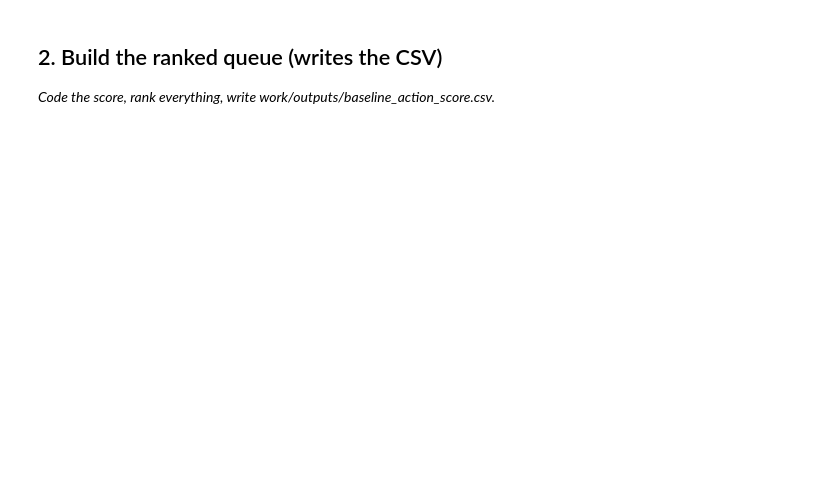
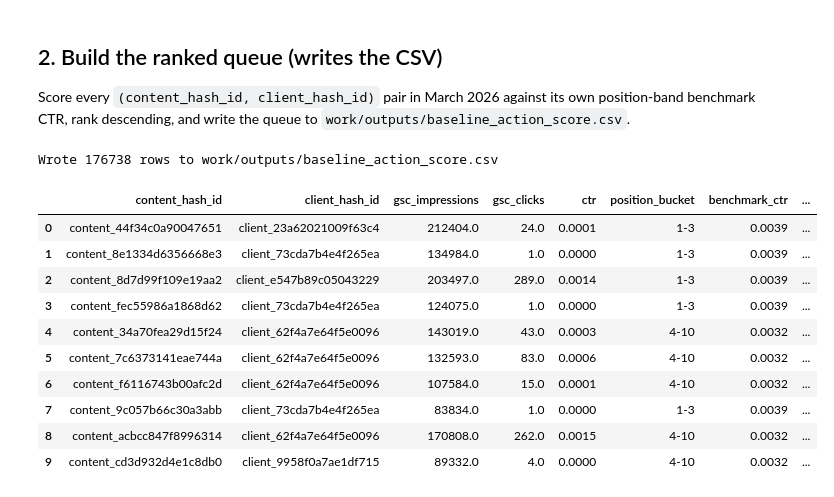
Before and after one commit to Somaskandan931/flyrank-ml-2026-Somaskandan931, a Jupyter notebook: work/notebooks/w04_baseline_score.ipynb, the cells around one changed output. Drawn from its saved outputs; the diff is of its cells as text; code cells hidden in the pictures; blank space fills up the shorter version.

```diff
--- a/work/notebooks/w04_baseline_score.ipynb
+++ b/work/notebooks/w04_baseline_score.ipynb
@@ -15,0 +11,15 @@ This skeleton is yours to fill. Work the sections **in order** — each one has
+# %%
+%pip install -q duckdb huggingface_hub pandas
+
+from huggingface_hub import login
+from google.colab import userdata
+import duckdb, pandas as pd, os
+
+login(token=userdata.get('HF_TOKEN'))
+
+con = duckdb.connect()
+con.sql("INSTALL httpfs; LOAD httpfs;")
+con.sql("CREATE SECRET (TYPE huggingface, TOKEN '" + userdata.get('HF_TOKEN') + "')")
+
+BASE = "hf://datasets/FlyRank/internship-warehouse"
+FACT_DAILY = f"{BASE}/fact_content_daily_performance/**/*.parquet"
@@ -16,4 +131,6 @@ This skeleton is yours to fill. Work the sections **in order** — each one has
 # %% [markdown]
 ## 2. Build the ranked queue (writes the CSV)
 
-*Code the score, rank everything, write work/outputs/baseline_action_score.csv.*
+Score every `(content_hash_id, client_hash_id)` pair in March 2026 against its own
+position-band benchmark CTR, rank descending, and write the queue to
+`work/outputs/baseline_action_score.csv`.
@@ -23 +137,62 @@ This skeleton is yours to fill. Work the sections **in order** — each one has
+# %%
+queue = con.sql(f"""
+WITH per_page AS (
+    SELECT content_hash_id, client_hash_id,
+           SUM(gsc_impressions) AS gsc_impressions,
+           SUM(gsc_clicks) AS gsc_clicks,
+           SUM(gsc_sum_position) * 1.0 / NULLIF(SUM(gsc_impressions), 0) AS gsc_avg_position,
+           SUM(gsc_clicks) * 1.0 / NULLIF(SUM(gsc_impressions), 0) AS ctr
+    FROM read_parquet('{FACT_DAILY}')
+    WHERE month = '2026-03'
+      AND gsc_data_available IS TRUE
+    GROUP BY 1,2
+    HAVING SUM(gsc_impressions) > 0
+),
+bucketed AS (
+    SELECT *,
+        CASE
+          WHEN gsc_avg_position <= 3 THEN '1-3'
+          WHEN gsc_avg_position <= 10 THEN '4-10'
+          WHEN gsc_avg_position <= 20 THEN '11-20'
+          WHEN gsc_avg_position <= 50 THEN '21-50'
+          ELSE '51+'
+        END AS position_bucket
+    FROM per_page
+),
+benchmarks AS (
+    SELECT position_bucket,
+           SUM(gsc_clicks) * 1.0 / NULLIF(SUM(gsc_impressions), 0) AS benchmark_ctr
+    FROM bucketed
+    GROUP BY 1
+)
+SELECT
+    b.content_hash_id, b.client_hash_id,
+    b.gsc_impressions, b.gsc_clicks, ROUND(b.ctr, 4) AS ctr,
+    b.position_bucket, ROUND(bm.benchmark_ctr, 4) AS benchmark_ctr,
+    ROUND(GREATEST(bm.benchmark_ctr - b.ctr, 0) * b.gsc_impressions, 2) AS score,
+    CASE WHEN bm.benchmark_ctr > b.ctr THEN 'CTR_BELOW_POSITION_BENCHMARK' ELSE 'AT_OR_ABOVE_BENCHMARK' END AS reason_code,
+    CASE WHEN bm.benchmark_ctr > b.ctr THEN 'REVIEW_TITLE_AND_META' ELSE 'MONITOR' END AS action_label
+FROM bucketed b
+JOIN benchmarks bm USING (position_bucket)
+ORDER BY score DESC
+""").df()
+
+os.makedirs('work/outputs', exist_ok=True)
+queue.to_csv('work/outputs/baseline_action_score.csv', index=False)
+
+print(f"Wrote {len(queue)} rows to work/outputs/baseline_action_score.csv")
+queue.head(10)
+# %% [output]
+Wrote 176738 rows to work/outputs/baseline_action_score.csv
+|  | content_hash_id | client_hash_id | gsc_impressions | gsc_clicks | ctr | position_bucket | benchmark_ctr | ... |
+| 0 | content_44f34c0a90047651 | client_23a62021009f63c4 | 212404.0 | 24.0 | 0.0001 | 1-3 | 0.0039 | ... |
+| 1 | content_8e1334d6356668e3 | client_73cda7b4e4f265ea | 134984.0 | 1.0 | 0.0000 | 1-3 | 0.0039 | ... |
+| 2 | content_8d7d99f109e19aa2 | client_e547b89c05043229 | 203497.0 | 289.0 | 0.0014 | 1-3 | 0.0039 | ... |
+| 3 | content_fec55986a1868d62 | client_73cda7b4e4f265ea | 124075.0 | 1.0 | 0.0000 | 1-3 | 0.0039 | ... |
+| 4 | content_34a70fea29d15f24 | client_62f4a7e64f5e0096 | 143019.0 | 43.0 | 0.0003 | 4-10 | 0.0032 | ... |
+| 5 | content_7c6373141eae744a | client_62f4a7e64f5e0096 | 132593.0 | 83.0 | 0.0006 | 4-10 | 0.0032 | ... |
+| 6 | content_f6116743b00afc2d | client_62f4a7e64f5e0096 | 107584.0 | 15.0 | 0.0001 | 4-10 | 0.0032 | ... |
+| 7 | content_9c057b66c30a3abb | client_73cda7b4e4f265ea | 83834.0 | 1.0 | 0.0000 | 1-3 | 0.0039 | ... |
+| 8 | content_acbcc847f8996314 | client_62f4a7e64f5e0096 | 170808.0 | 262.0 | 0.0015 | 4-10 | 0.0032 | ... |
+| 9 | content_cd3d932d4e1c8db0 | client_9958f0a7ae1df715 | 89332.0 | 4.0 | 0.0000 | 4-10 | 0.0032 | ... |
 # %% [markdown]
```
Also changed, not shown: parts of 20 cells of this notebook.
